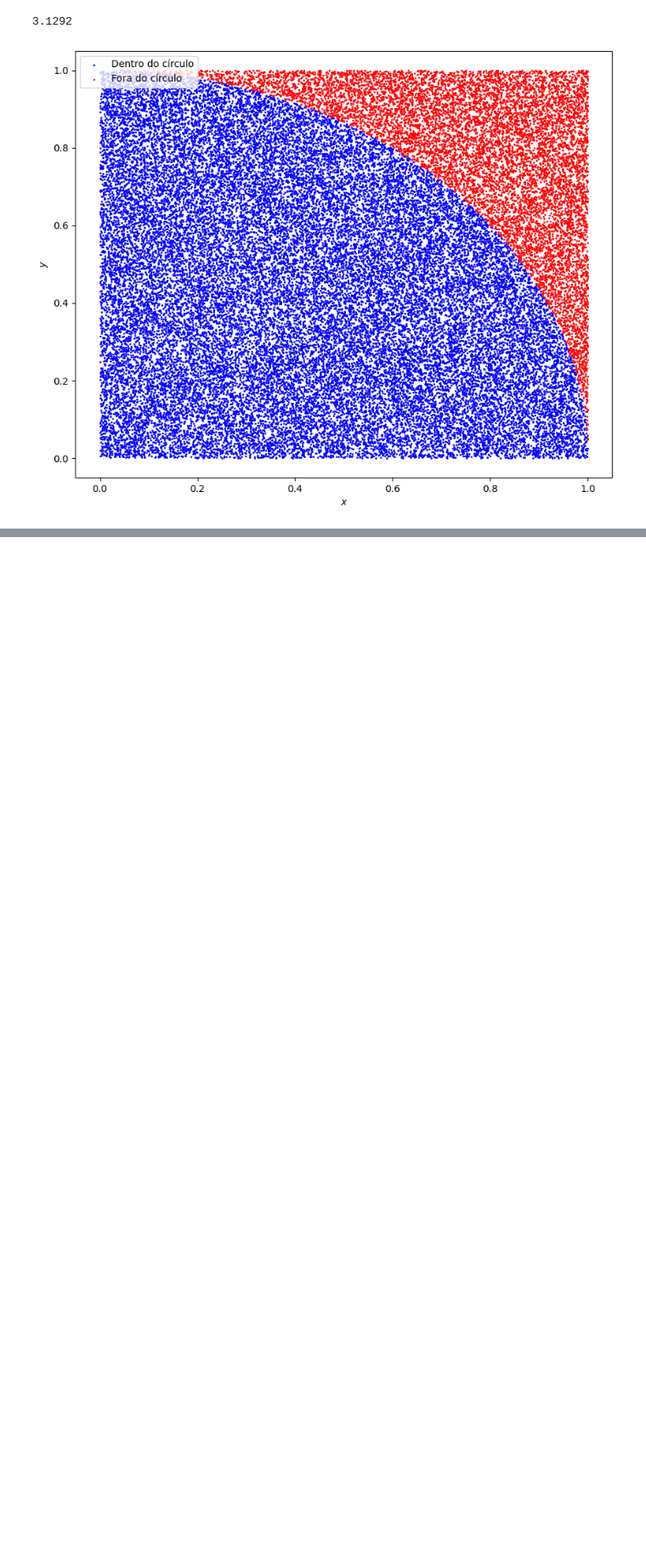
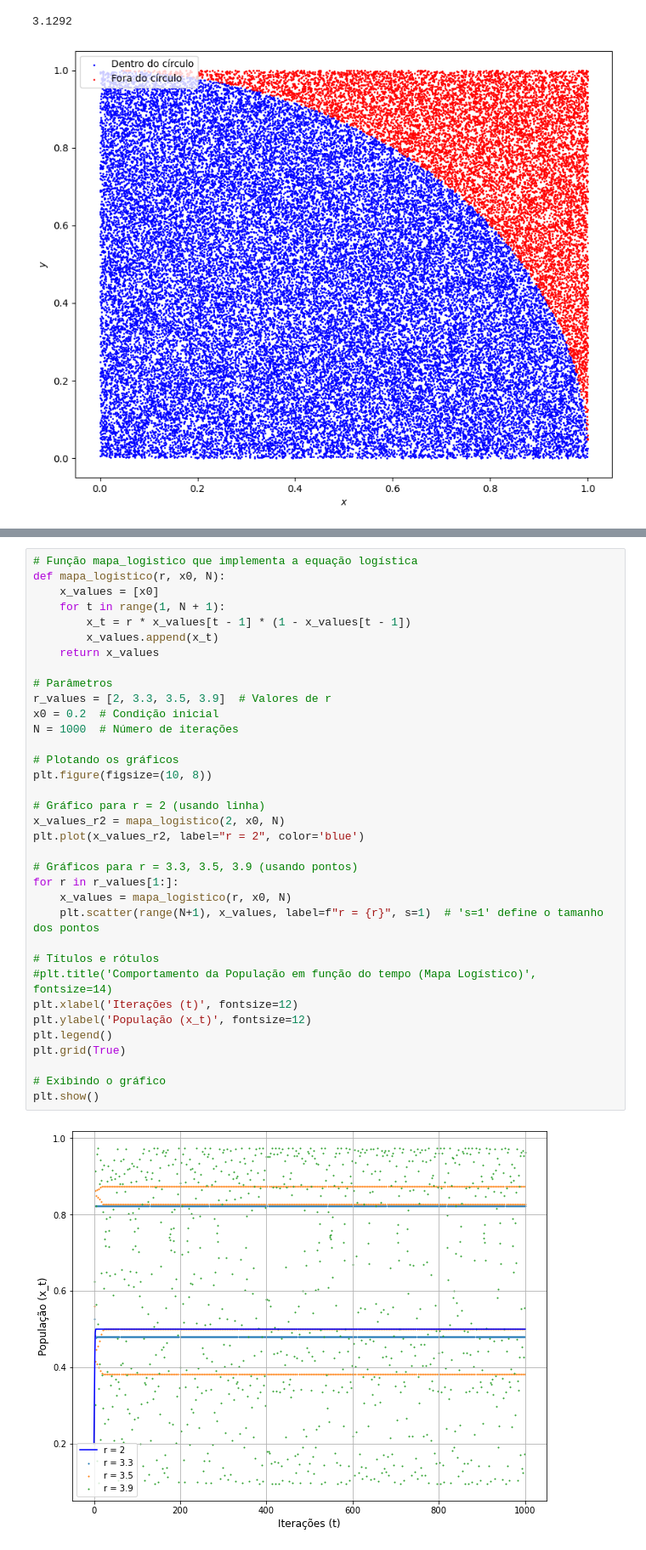
Before and after one commit to FelipeOliveiraFerreira/FIS-COMP, a Jupyter notebook: Tarefa-3/T3.ipynb, the cells around one changed output, grey strips where cells are left out. Shown: that part at 85% size. Cells and saved outputs as stored; diff of their text form; blank space fills up the shorter version.

```diff
--- a/Tarefa-3/T3.ipynb
+++ b/Tarefa-3/T3.ipynb
@@ -98,3 +122,40 @@ plt.show()
+# %%
+# Função mapa_logistico que implementa a equação logística
+def mapa_logistico(r, x0, N):
+    x_values = [x0]
+    for t in range(1, N + 1):
+        x_t = r * x_values[t - 1] * (1 - x_values[t - 1])
+        x_values.append(x_t)
+    return x_values
+
+# Parâmetros
+r_values = [2, 3.3, 3.5, 3.9]  # Valores de r
+x0 = 0.2  # Condição inicial
+N = 1000  # Número de iterações
+
+# Plotando os gráficos
+plt.figure(figsize=(10, 8))
+
+# Gráfico para r = 2 (usando linha)
+x_values_r2 = mapa_logistico(2, x0, N)
+plt.plot(x_values_r2, label="r = 2", color='blue')
+
+# Gráficos para r = 3.3, 3.5, 3.9 (usando pontos)
+for r in r_values[1:]:
+    x_values = mapa_logistico(r, x0, N)
+    plt.scatter(range(N+1), x_values, label=f"r = {r}", s=1)  # 's=1' define o tamanho dos pontos
+
+# Títulos e rótulos
+#plt.title('Comportamento da População em função do tempo (Mapa Logístico)', fontsize=14)
+plt.xlabel('Iterações (t)', fontsize=12)
+plt.ylabel('População (x_t)', fontsize=12)
+plt.legend()
+plt.grid(True)
+
+# Exibindo o gráfico
+plt.show()
+# %% [output]
+[figure, added]
 # %%
 R_list = np.linspace(1, 4, 2000)
 transient = 1000
```
Also changed, not shown: parts of 2 cells of this notebook.
